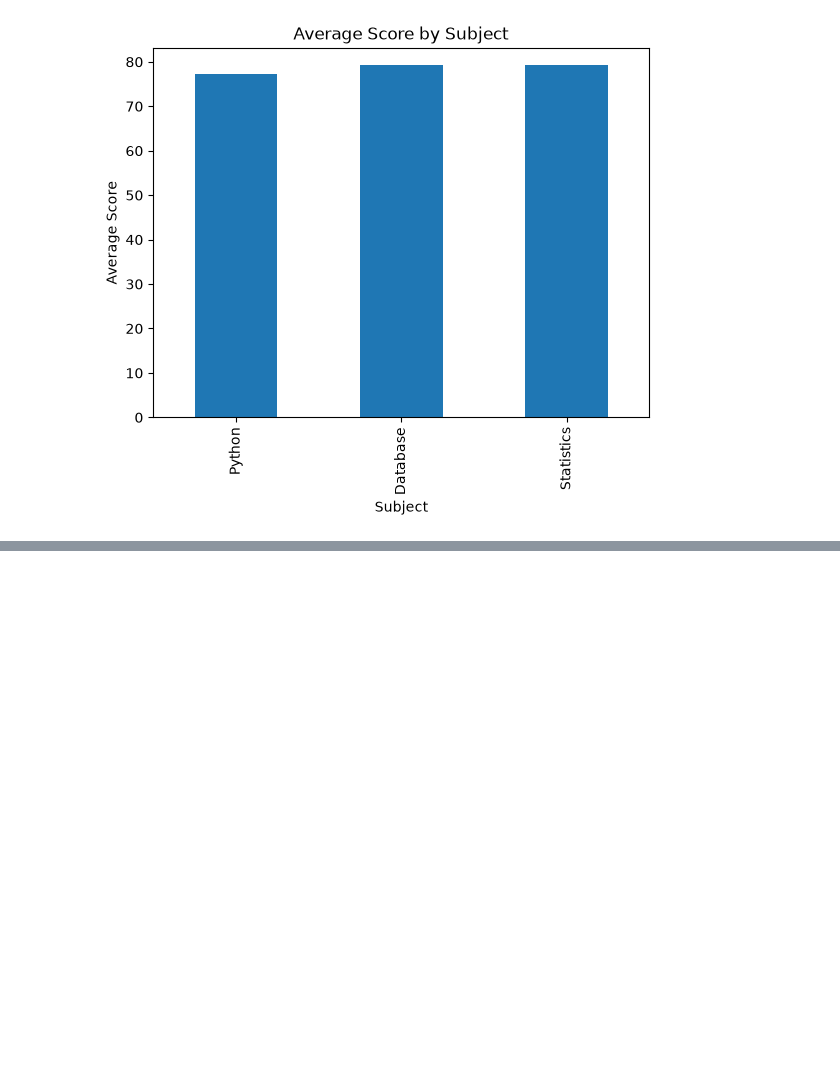
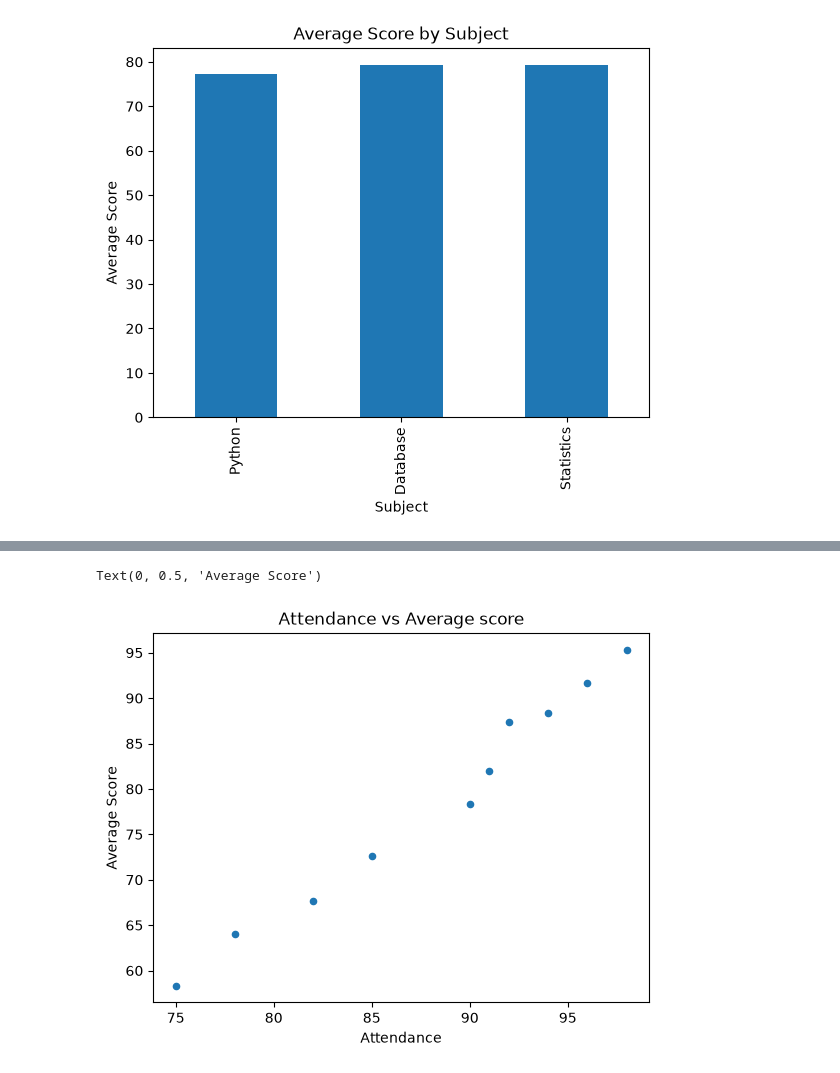
Before and after one commit to KhadijaJafir/Student-Performance-Analyzer, a Jupyter notebook: Student_Performance_Analyzer.ipynb, the cells around one changed output, grey strips where cells are left out. Cells and saved outputs as stored; diff of their text form; code cells hidden in the pictures; blank space fills up the shorter version.

```diff
--- a/Student_Performance_Analyzer.ipynb
+++ b/Student_Performance_Analyzer.ipynb
@@ -237,0 +246,8 @@ plt.show()
+# %%
+df.plot(x="Attendance", y="Average", kind="scatter")
+plt.title("Attendance vs Average score")
+plt.xlabel("Attendance")
+plt.ylabel("Average Score")
+# %% [output]
+Text(0, 0.5, 'Average Score')
+[figure, added]
```
Also changed, not shown: parts of 5 cells of this notebook.
